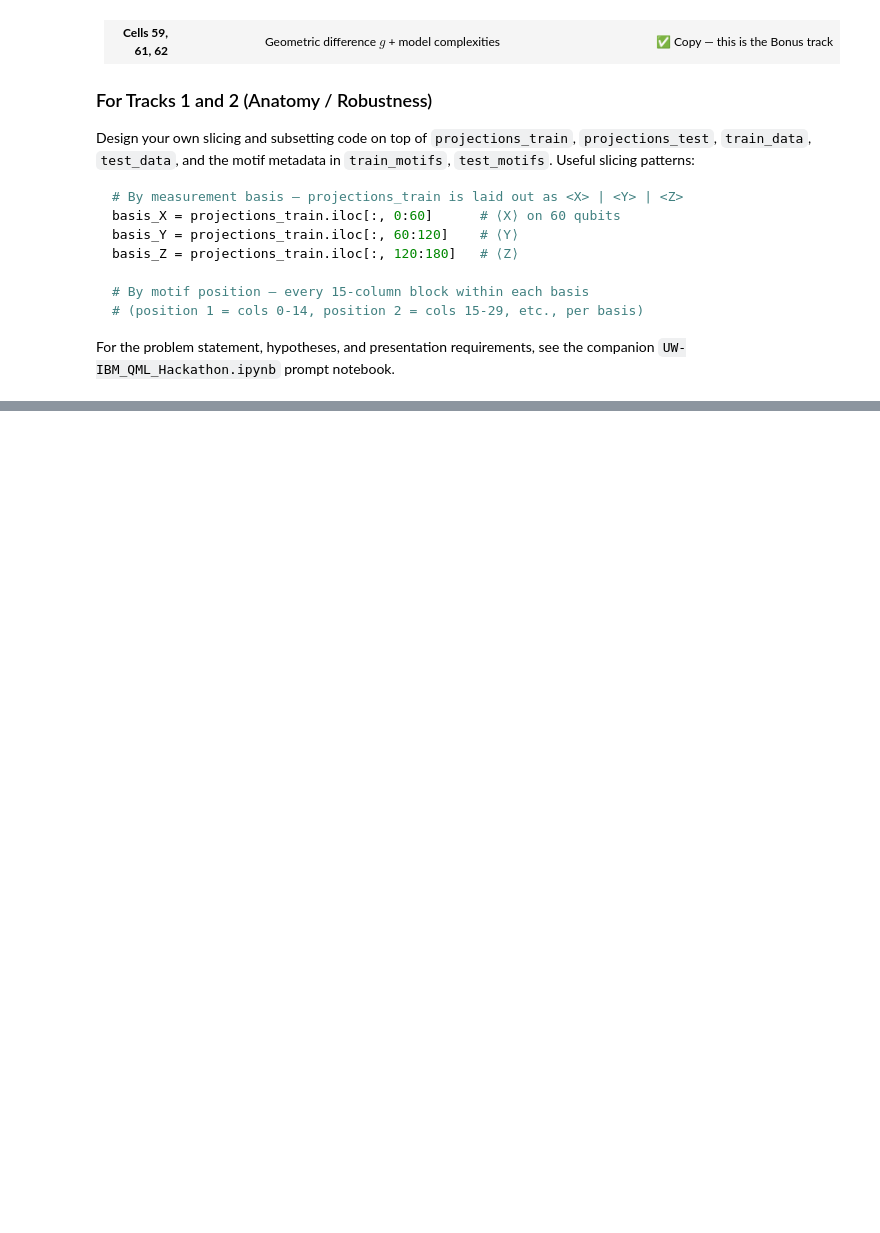
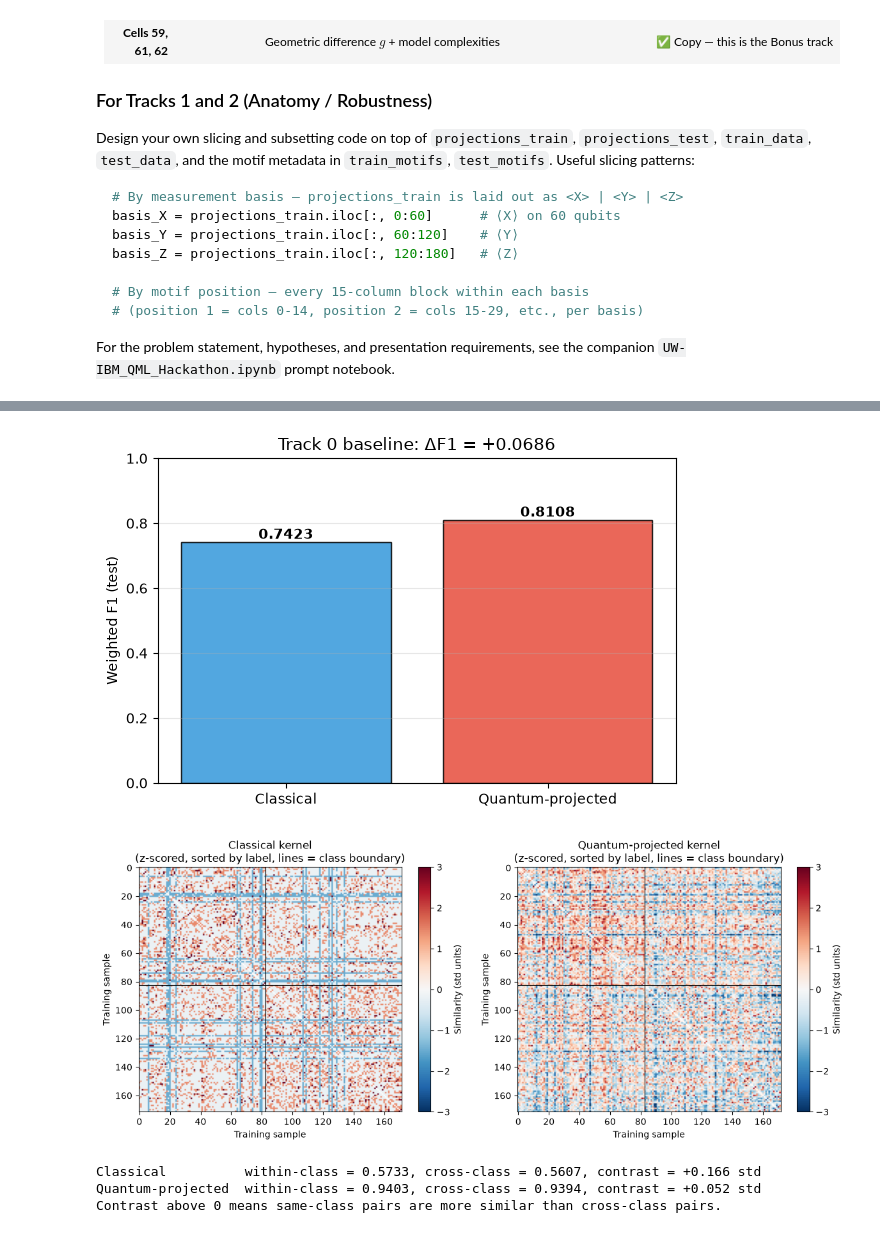
Before and after one commit to BharathiGaneshkumar/quantum-pqk-car-t-hackathon, a Jupyter notebook: notebooks/quantum_pqk_hackathon.ipynb, the cells around one changed output, grey strips where cells are left out. Drawn from its saved outputs; the diff is of its cells as text; code cells hidden in the pictures; blank space fills up the shorter version.

```diff
--- a/notebooks/quantum_pqk_hackathon.ipynb
+++ b/notebooks/quantum_pqk_hackathon.ipynb
@@ -642,0 +682,64 @@ For the problem statement, hypotheses, and presentation requirements, see the co
+# %%
+# OUR ADDITION: baseline figures saved to results/, plus a number for block structure
+Kc = rbf_kernel(train_data, gamma=GAMMA_C)
+Kq = rbf_kernel(P_train, gamma=GAMMA_Q)
+
+order = np.argsort(train_labels, kind="stable")
+boundary = int((train_labels == -1).sum())   # where the two classes meet after sorting
+
+# 1) F1 bar chart (same as IBM's, but saved)
+fig, ax = plt.subplots(figsize=(6, 4))
+bars = ax.bar(["Classical", "Quantum-projected"], [f1_classical, f1_quantum],
+              color=["#3498db", "#e74c3c"], alpha=0.85, edgecolor="black")
+for bar, score in zip(bars, [f1_classical, f1_quantum]):
+    ax.text(bar.get_x() + bar.get_width() / 2, score + 0.01, f"{score:.4f}",
+            ha="center", fontweight="bold")
+ax.set_ylim(0, 1)
+ax.set_ylabel("Weighted F1 (test)")
+ax.set_title(f"Track 0 baseline: ΔF1 = {f1_quantum - f1_classical:+.4f}")
+ax.grid(axis="y", alpha=0.3)
+plt.tight_layout()
+fig.savefig(RESULTS_DIR / "track0_f1_bars.png", dpi=150, bbox_inches="tight")
+plt.show()
+
+# 2) Both kernels on a comparable scale (z-scored over off-diagonal entries)
+def zscore_offdiag(K):
+    off = ~np.eye(len(K), dtype=bool)
+    Z = (K - K[off].mean()) / K[off].std()
+    np.fill_diagonal(Z, np.nan)   # hide the diagonal, it is always 1
+    return Z
+
+fig, axes = plt.subplots(1, 2, figsize=(12, 5))
+for ax, K, title in zip(axes, [Kc, Kq], ["Classical kernel", "Quantum-projected kernel"]):
+    Z = zscore_offdiag(K)[order][:, order]
+    im = ax.imshow(Z, cmap="RdBu_r", vmin=-3, vmax=3, aspect="auto")
+    ax.axhline(boundary - 0.5, color="black", lw=0.8)
+    ax.axvline(boundary - 0.5, color="black", lw=0.8)
+    ax.set_title(f"{title}\n(z-scored, sorted by label, lines = class boundary)")
+    ax.set_xlabel("Training sample")
+    ax.set_ylabel("Training sample")
+    plt.colorbar(im, ax=ax, label="Similarity (std units)")
+plt.tight_layout()
+fig.savefig(RESULTS_DIR / "track0_kernel_heatmaps_zscored.png", dpi=150, bbox_inches="tight")
+plt.show()
+
+# 3) Block structure as a number
+def block_contrast(K, y):
+    n = len(y)
+    off = ~np.eye(n, dtype=bool)
+    same = (y[:, None] == y[None, :]) & off
+    diff = (y[:, None] != y[None, :])
+    within = K[same].mean()
+    cross = K[diff].mean()
+    return within, cross, (within - cross) / K[off].std()
+
+for name, K in [("Classical", Kc), ("Quantum-projected", Kq)]:
+    within, cross, contrast = block_contrast(K, train_labels)
+    print(f"{name:18s} within-class = {within:.4f}, cross-class = {cross:.4f}, contrast = {contrast:+.3f} std")
+print("Contrast above 0 means same-class pairs are more similar than cross-class pairs.")
+# %% [output]
+[figure, added]
+[figure, added]
+Classical          within-class = 0.5733, cross-class = 0.5607, contrast = +0.166 std
+Quantum-projected  within-class = 0.9403, cross-class = 0.9394, contrast = +0.052 std
+Contrast above 0 means same-class pairs are more similar than cross-class pairs.
```
Also changed, not shown: parts of 10 cells of this notebook, 3 other files.
